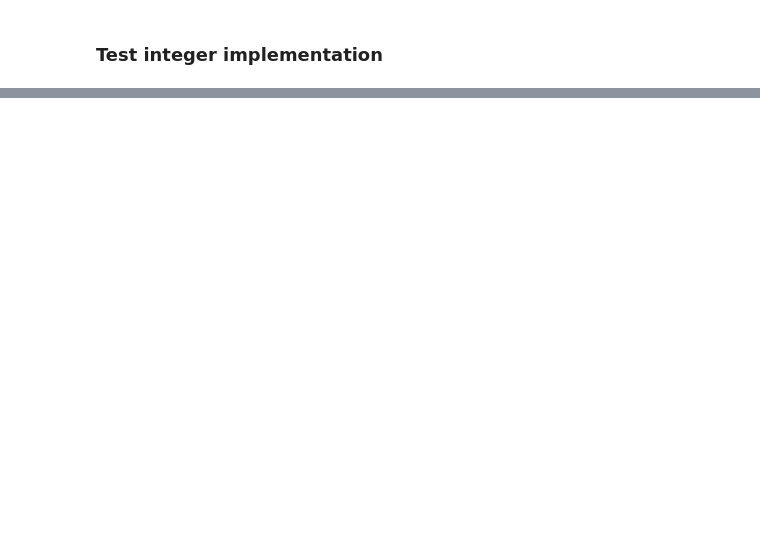
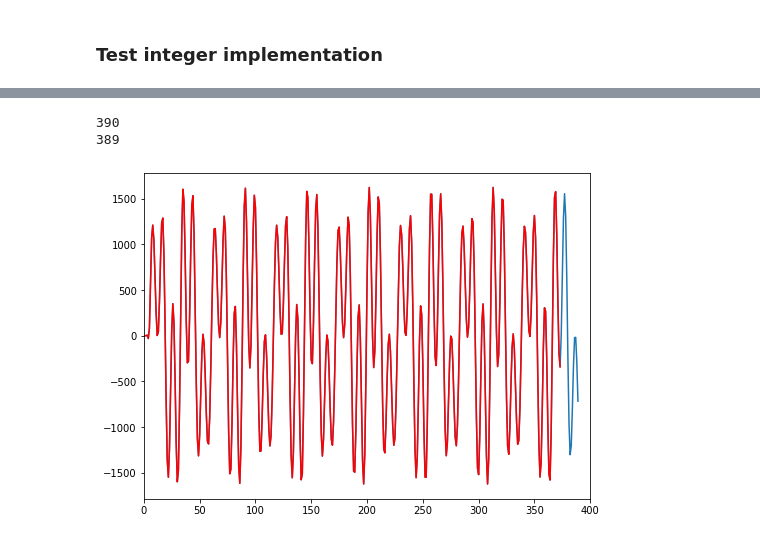
Before and after one commit to Hypotalamus/myBFSK, a Jupyter notebook: Resampler_dev.ipynb, the cells around one changed output, grey strips where cells are left out. Saved outputs shown, nothing was run; the diff lists cells and outputs as text; code cells hidden in the pictures; blank space fills up the shorter version.

```diff
--- a/Resampler_dev.ipynb
+++ b/Resampler_dev.ipynb
@@ -243,0 +116,11 @@ plt.xlim(10, 110);
+# %%
+res2Ratio = 5/9
+res2 = Resampler(res2Ratio, filt, N, dtype=complex, impl=impl)
+
+dW = 12
+convert = False
+if convert:
+    res2.convert(dW)
+
+    with open('./vhdl/Resampler.vhd') as f:
+        print(f.read())
@@ -243,0 +135,11 @@ plt.xlim(10, 110);
+# %%
+print(len(res2.rtlRefs))
+print(len(res2.rtlOuts))
+plt.subplots(figsize=(8, 6))
+plt.plot(res2.rtlRefs[:].imag);
+plt.plot(res2.rtlOuts[taps-1:].imag, 'r');
+plt.xlim(0, 400);
+# %% [output]
+390
+389
+[figure, added]
```
Also changed, not shown: parts of 12 cells of this notebook, 3 other files.
